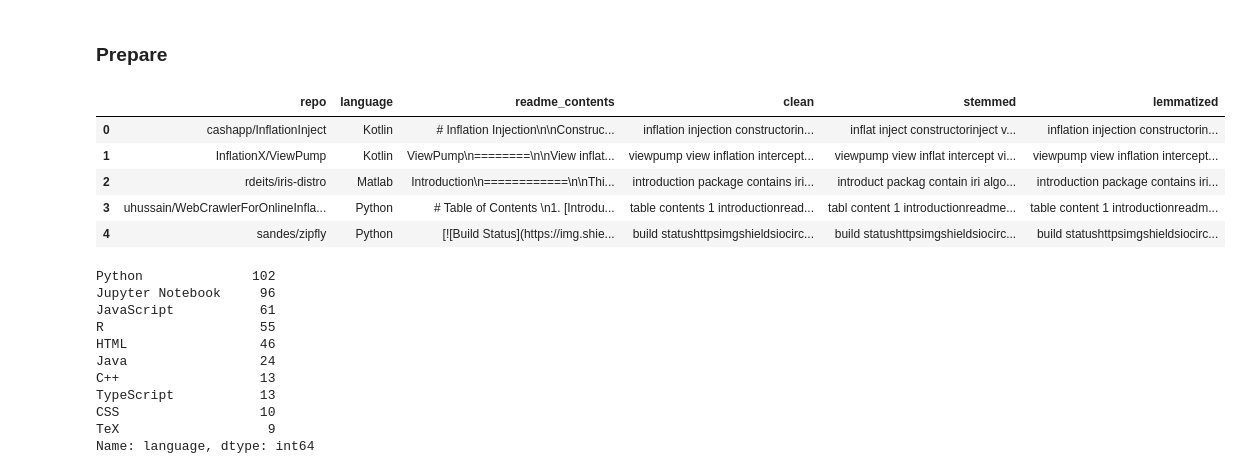
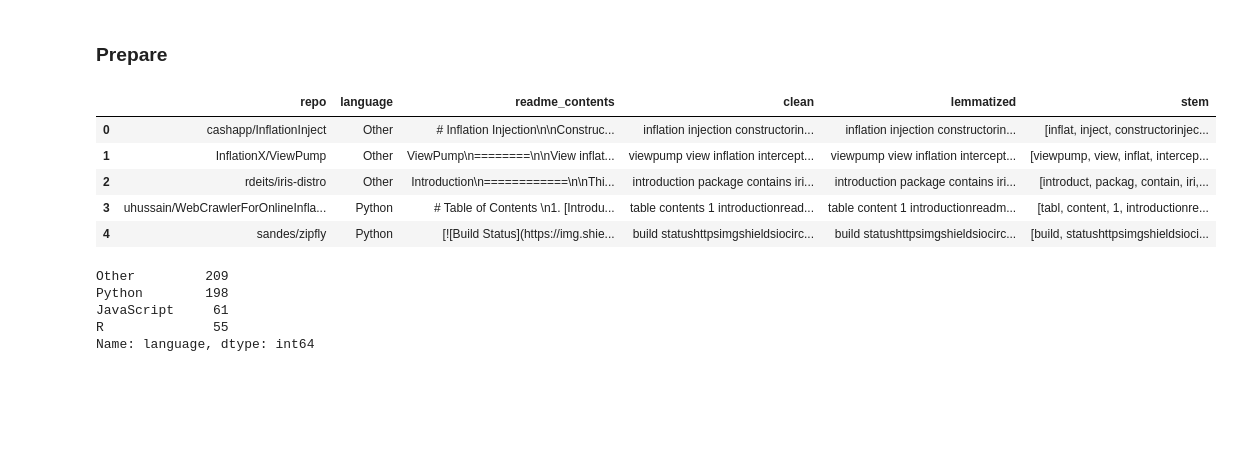
Before and after one commit to NLP-classification/inflation_nlp_classification, a Jupyter notebook: chenchen_workbook.ipynb, the cells around one changed output. Saved outputs shown, nothing was run; the diff lists cells and outputs as text; code cells hidden in the pictures; blank space fills up the shorter version.

```diff
--- a/chenchen_workbook.ipynb
+++ b/chenchen_workbook.ipynb
@@ -64,0 +91,4 @@ df.shape
+# %%
+# all jupyter notebook will change to Python
+df.language = np.where(df.language == 'Jupyter Notebook', 'Python', df.language)
+df.language = np.where((df.language != 'Python') & (df.language != 'R') & (df.language != 'JavaScript'), 'Other', df.language)
@@ -82,7 +120,7 @@ def stem(tokenized_text):
     ps = nltk.stem.porter.PorterStemmer()
     stems = [ps.stem(word) for word in tokenized_text.split()]
     article_stemmed = ' '.join(stems)
-    return article_stemmed
+    return stems
 # %%
 def lemmatize(tokenized_text):
     wnl = nltk.stem.WordNetLemmatizer()
@@ -111,27 +149,21 @@ def remove_stopwords(string, extra_words=None, exclude_words=None):
 # no_stop1
 # %%
 df['clean'] = df['readme_contents'].apply(basic_clean).apply(tokenize).apply(remove_stopwords)
-df['stemmed'] = df['clean'].apply(stem)
 df['lemmatized'] = df['clean'].apply(lemmatize)
+df['stem'] = df['clean'].apply(stem)
 df.head()
 # %% [output]
-|  | repo | language | readme_contents | clean | stemmed | lemmatized |
-| 0 | cashapp/InflationInject | Kotlin | # Inflation Injection\n\nConstruc... | inflation injection constructorin... | inflat inject constructorinject v... | inflation injection constructorin... |
-| 1 | InflationX/ViewPump | Kotlin | ViewPump\n========\n\nView inflat... | viewpump view inflation intercept... | viewpump view inflat intercept vi... | viewpump view inflation intercept... |
-| 2 | rdeits/iris-distro | Matlab | Introduction\n============\n\nThi... | introduction package contains iri... | introduct packag contain iri algo... | introduction package contains iri... |
-| 3 | uhussain/WebCrawlerForOnlineInfla... | Python | # Table of Contents \n1. [Introdu... | table contents 1 introductionread... | tabl content 1 introductionreadme... | table content 1 introductionreadm... |
-| 4 | sandes/zipfly | Python | [![Build Status](https://img.shie... | build statushttpsimgshieldsiocirc... | build statushttpsimgshieldsiocirc... | build statushttpsimgshieldsiocirc... |
+|  | repo | language | readme_contents | clean | lemmatized | stem |
+| 0 | cashapp/InflationInject | Other | # Inflation Injection\n\nConstruc... | inflation injection constructorin... | inflation injection constructorin... | [inflat, inject, constructorinjec... |
+| 1 | InflationX/ViewPump | Other | ViewPump\n========\n\nView inflat... | viewpump view inflation intercept... | viewpump view inflation intercept... | [viewpump, view, inflat, intercep... |
+| 2 | rdeits/iris-distro | Other | Introduction\n============\n\nThi... | introduction package contains iri... | introduction package contains iri... | [introduct, packag, contain, iri,... |
+| 3 | uhussain/WebCrawlerForOnlineInfla... | Python | # Table of Contents \n1. [Introdu... | table contents 1 introductionread... | table content 1 introductionreadm... | [tabl, content, 1, introductionre... |
+| 4 | sandes/zipfly | Python | [![Build Status](https://img.shie... | build statushttpsimgshieldsiocirc... | build statushttpsimgshieldsiocirc... | [build, statushttpsimgshieldsioci... |
 # %%
 df.language.value_counts().head(10)
 # %% [output]
-Python              102
-Jupyter Notebook     96
-JavaScript           61
-R                    55
-HTML                 46
-Java                 24
-C++                  13
-TypeScript           13
-CSS                  10
-TeX                   9
+Other         209
+Python        198
+JavaScript     61
+R              55
 Name: language, dtype: int64
```
Also changed, not shown: parts of 54 cells of this notebook.
